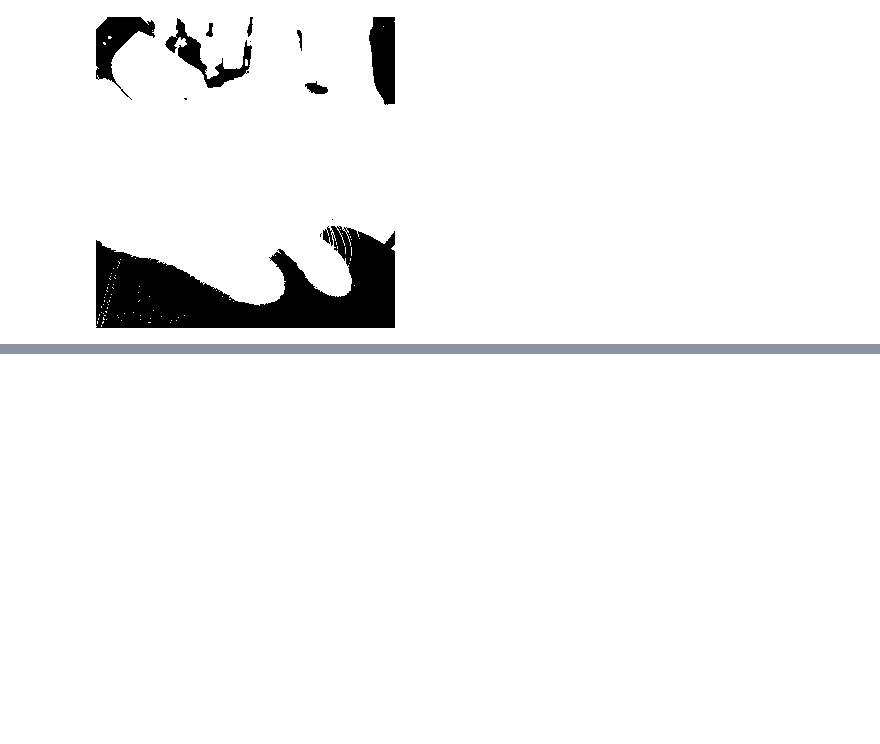
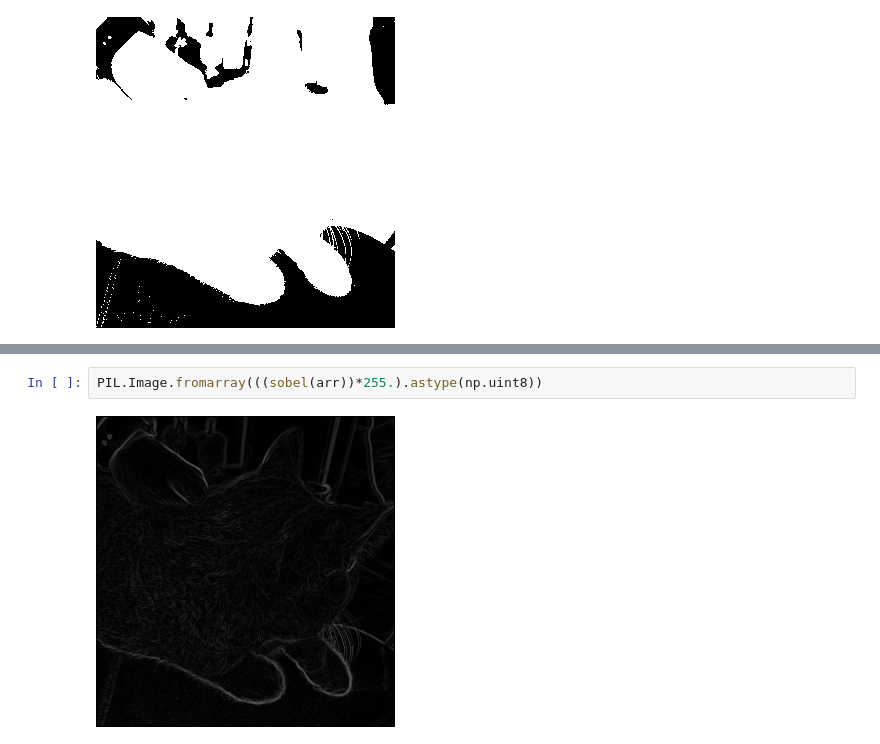
Before and after one commit to duducheng/SJTU-DIP-Proj, a Jupyter notebook: explore.ipynb, the cells around one changed output, grey strips where cells are left out. Saved outputs shown, nothing was run; the diff lists cells and outputs as text; blank space fills up the shorter version.

```diff
--- a/explore.ipynb
+++ b/explore.ipynb
@@ -56,0 +84,4 @@ PIL.Image.fromarray(((arr>67)*255).astype(np.uint8))
+# %%
+PIL.Image.fromarray(((sobel(arr))*255.).astype(np.uint8))
+# %% [output]
+[figure, added]
```
Also changed, not shown: parts of 20 cells of this notebook, 6 other files.
